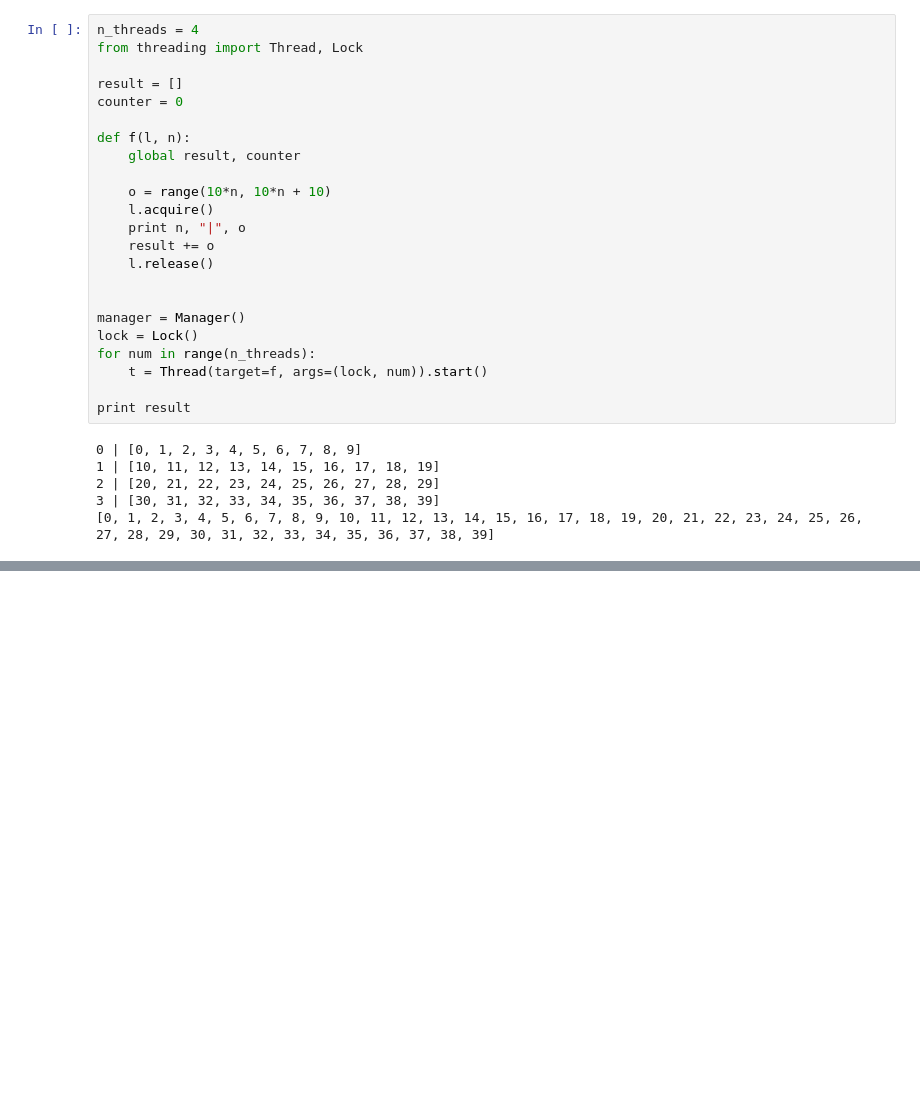
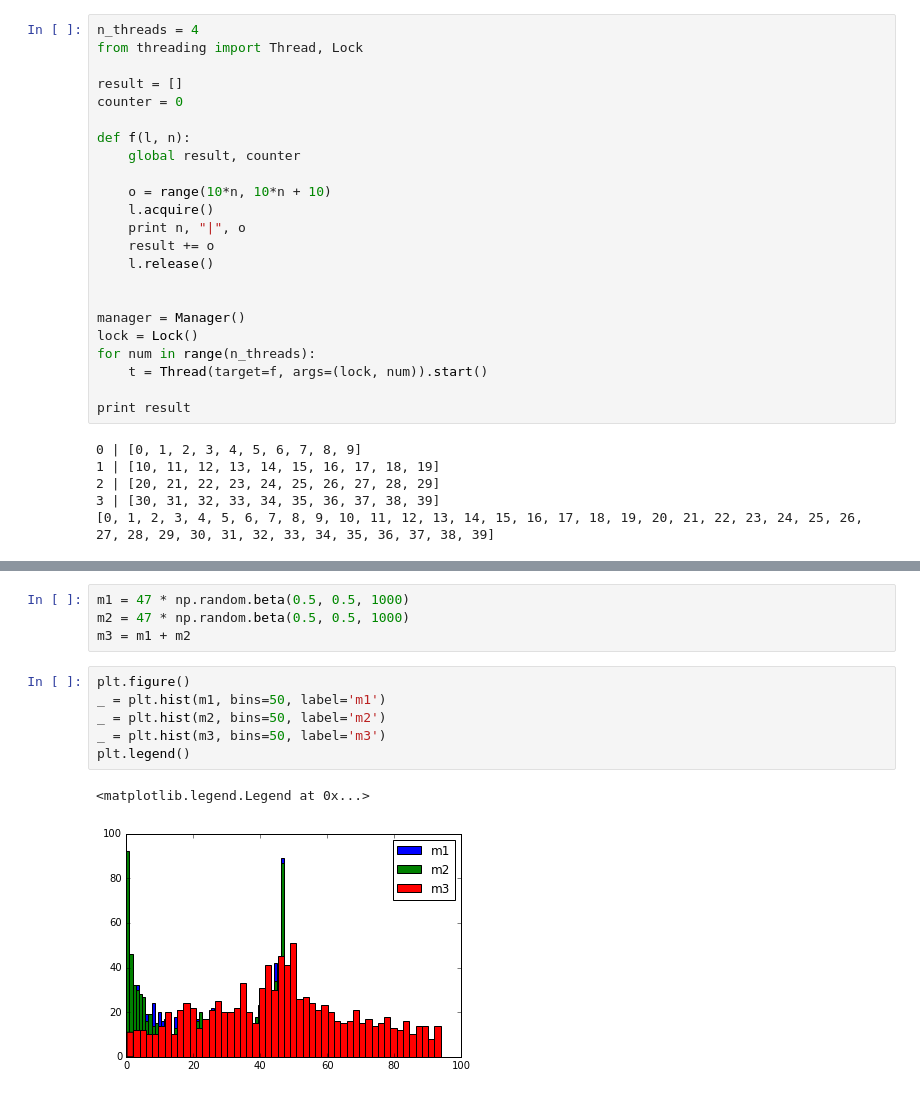
Before and after one commit to vfdev-5/Santas-Uncertain-Bags, a Jupyter notebook: notebooks/tests.ipynb, the cells around one changed output, grey strips where cells are left out. Drawn from its saved outputs; the diff is of its cells as text; blank space fills up the shorter version.

```diff
--- a/notebooks/tests.ipynb
+++ b/notebooks/tests.ipynb
@@ -74,0 +150,13 @@ print result
+# %%
+m1 = 47 * np.random.beta(0.5, 0.5, 1000)
+m2 = 47 * np.random.beta(0.5, 0.5, 1000)
+m3 = m1 + m2
+# %%
+plt.figure()
+_ = plt.hist(m1, bins=50, label='m1')
+_ = plt.hist(m2, bins=50, label='m2')
+_ = plt.hist(m3, bins=50, label='m3')
+plt.legend()
+# %% [output]
+<matplotlib.legend.Legend at 0x...>
+[figure, added]
```
Also changed, not shown: parts of 9 cells of this notebook, 6 other files.
